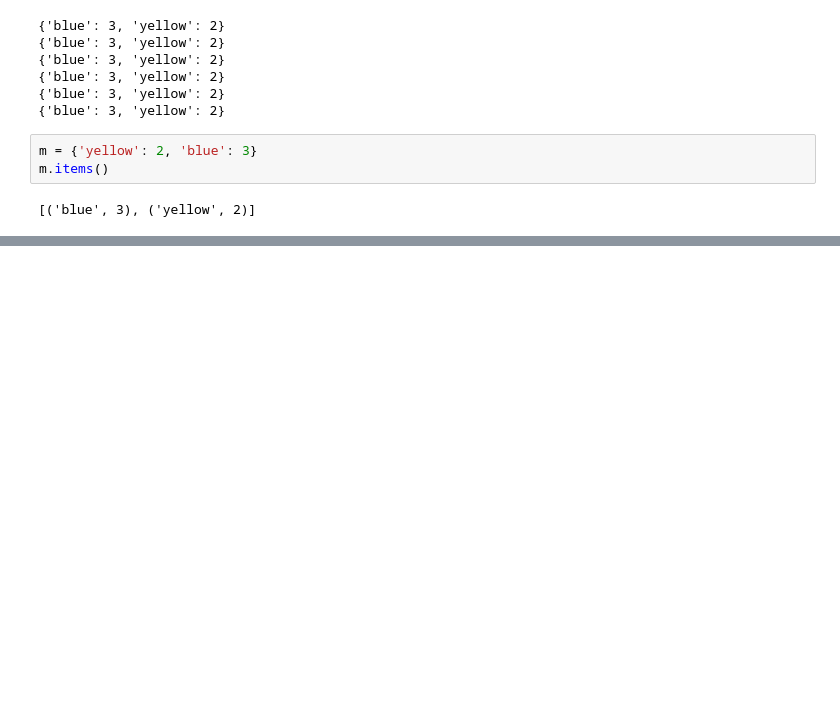
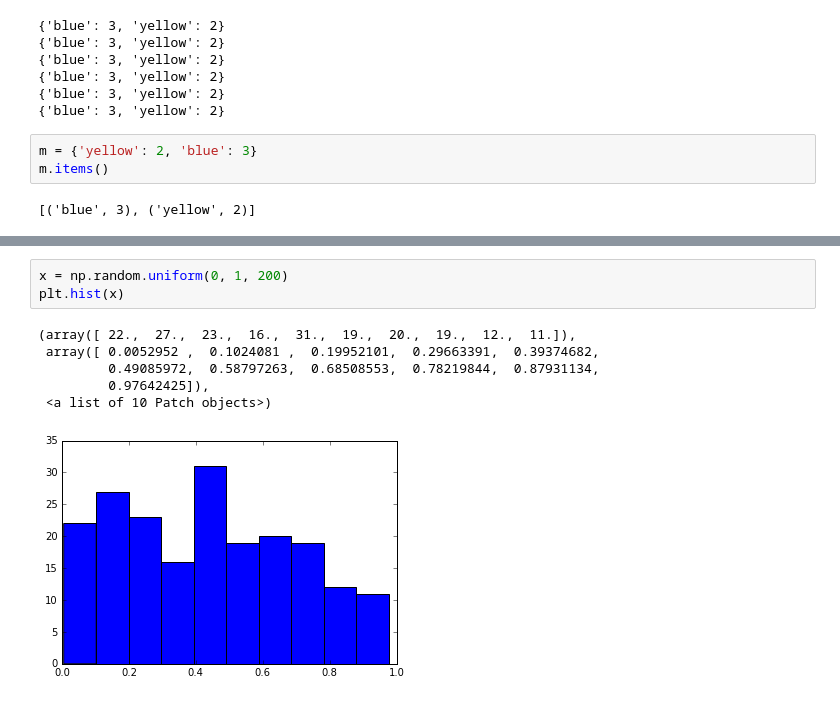
Before and after one commit to kudkudak/python-for-data-processing, a Jupyter notebook: L2.ipynb, the cells around one changed output, grey strips where cells are left out. Cells and saved outputs as stored; diff of their text form; blank space fills up the shorter version.

```diff
--- a/L2.ipynb
+++ b/L2.ipynb
@@ -108,0 +219,10 @@ True
+# %%
+x = np.random.uniform(0, 1, 200)
+plt.hist(x)
+# %% [output]
+(array([ 22.,  27.,  23.,  16.,  31.,  19.,  20.,  19.,  12.,  11.]),
+ array([ 0.0052952 ,  0.1024081 ,  0.19952101,  0.29663391,  0.39374682,
+         0.49085972,  0.58797263,  0.68508553,  0.78219844,  0.87931134,
+         0.97642425]),
+ <a list of 10 Patch objects>)
+[figure, added]
```
Also changed, not shown: parts of 38 cells of this notebook.
